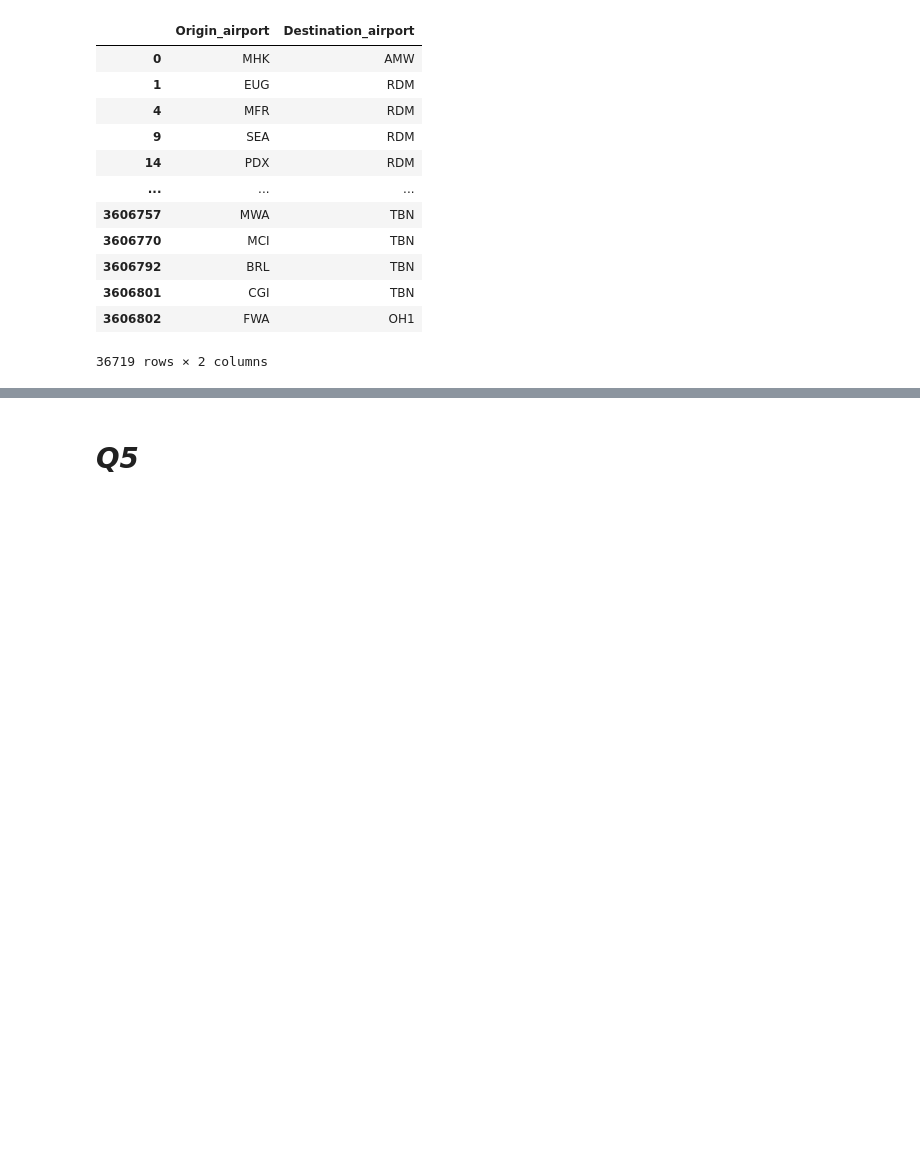
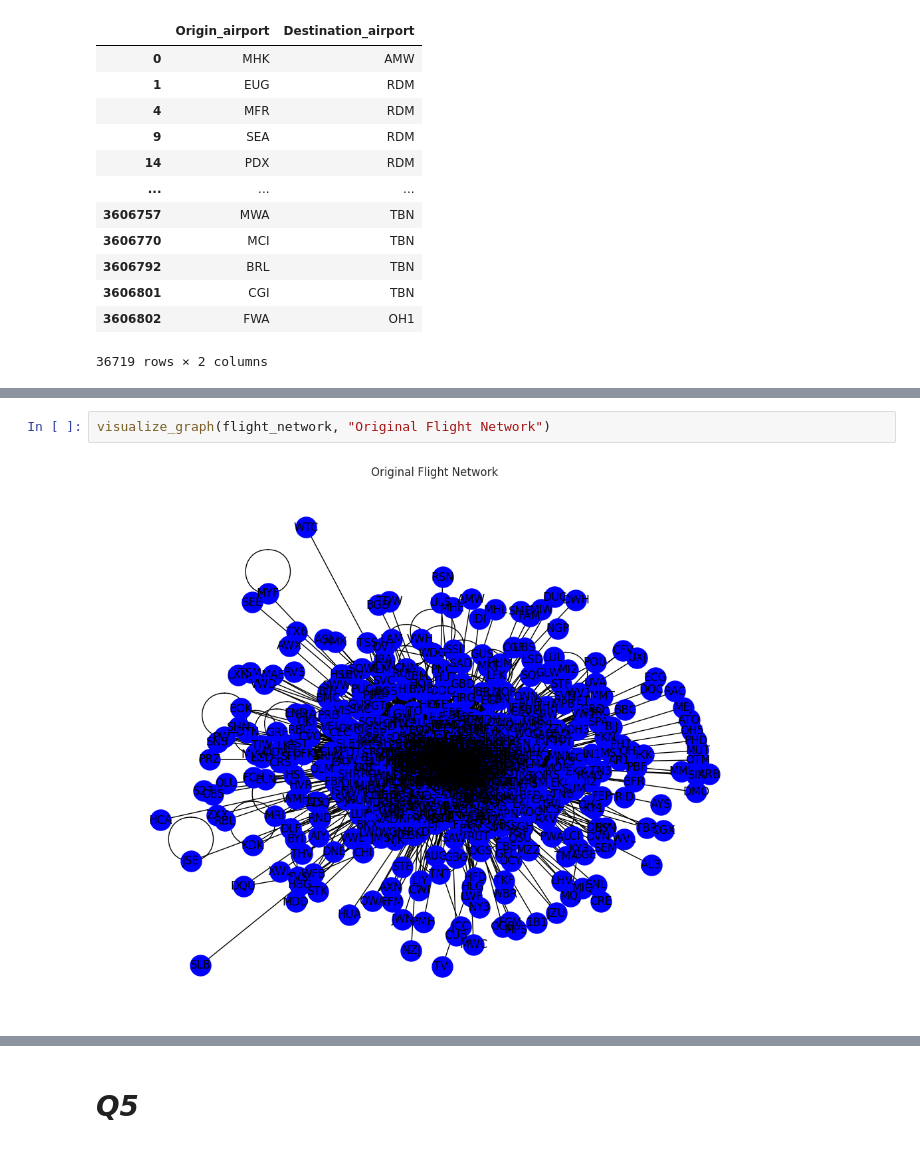
Before and after one commit to khalmatay/ADM-HW5, a Jupyter notebook: main.ipynb, the cells around one changed output, grey strips where cells are left out. Saved outputs shown, nothing was run; the diff lists cells and outputs as text; blank space fills up the shorter version.

```diff
--- a/main.ipynb
+++ b/main.ipynb
@@ -985,0 +1024,4 @@ plt.show()
+# %%
+visualize_graph(flight_network, "Original Flight Network")
+# %% [output]
+[figure, added]
```
Also changed, not shown: parts of 7 cells of this notebook.
